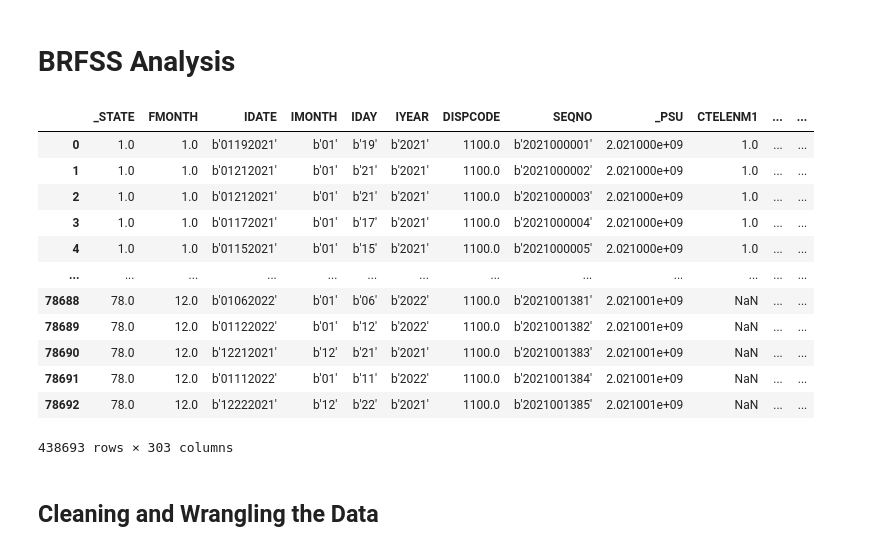
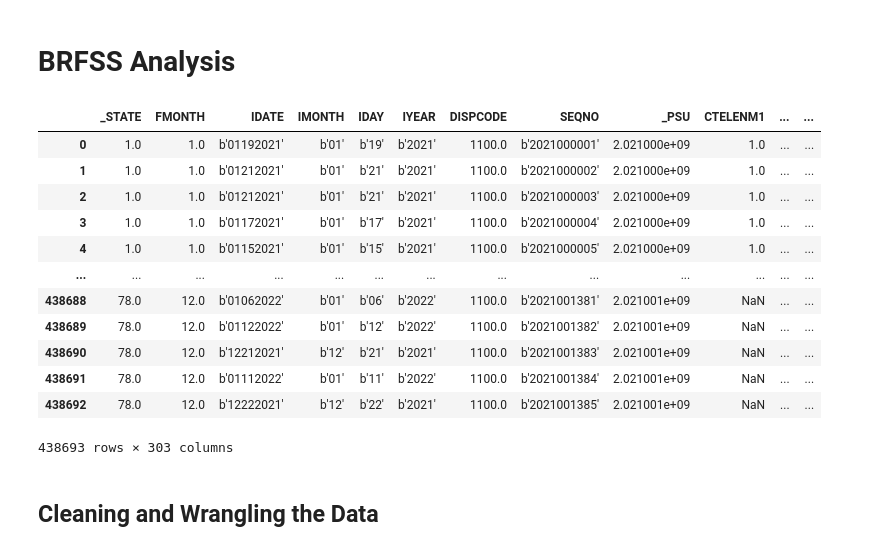
Before and after one commit to andyvu016/project2-team2, a Jupyter notebook: Analysis.ipynb, the cells around one changed output. Saved outputs shown, nothing was run; the diff lists cells and outputs as text; code cells hidden in the pictures.

Commit message:
Updated BRFSS Data

```diff
--- a/Analysis.ipynb
+++ b/Analysis.ipynb
@@ -23,23 +24,27 @@ brfss_4_df = pd.read_csv(Path("Resources/2021 BRFSS Survey Data/LLCP2021_4.csv")
 brfss_5_df = pd.read_csv(Path("Resources/2021 BRFSS Survey Data/LLCP2021_5.csv"))
 # %%
 # Concatenate the dataframe
-brfss_df = pd.concat([brfss_1_df, brfss_2_df, brfss_3_df, brfss_4_df, brfss_5_df], axis = "rows")
+brfss_data_df = pd.concat([brfss_1_df, brfss_2_df, brfss_3_df, brfss_4_df, brfss_5_df], axis = "rows")
+
+# Reset index
+brfss_data_df = brfss_data_df.reset_index()
+brfss_data_df = brfss_data_df.drop(columns = ["index"])
 
 # Display the BRFSS DF
-brfss_df
+brfss_data_df
 # %% [output]
 |  | _STATE | FMONTH | IDATE | IMONTH | IDAY | IYEAR | DISPCODE | SEQNO | _PSU | CTELENM1 | ... | ... |
 | 0 | 1.0 | 1.0 | b'01192021' | b'01' | b'19' | b'2021' | 1100.0 | b'2021000001' | 2.021000e+09 | 1.0 | ... | ... |
 | 1 | 1.0 | 1.0 | b'01212021' | b'01' | b'21' | b'2021' | 1100.0 | b'2021000002' | 2.021000e+09 | 1.0 | ... | ... |
 | 2 | 1.0 | 1.0 | b'01212021' | b'01' | b'21' | b'2021' | 1100.0 | b'2021000003' | 2.021000e+09 | 1.0 | ... | ... |
 | 3 | 1.0 | 1.0 | b'01172021' | b'01' | b'17' | b'2021' | 1100.0 | b'2021000004' | 2.021000e+09 | 1.0 | ... | ... |
 | 4 | 1.0 | 1.0 | b'01152021' | b'01' | b'15' | b'2021' | 1100.0 | b'2021000005' | 2.021000e+09 | 1.0 | ... | ... |
 | ... | ... | ... | ... | ... | ... | ... | ... | ... | ... | ... | ... | ... |
-| 78688 | 78.0 | 12.0 | b'01062022' | b'01' | b'06' | b'2022' | 1100.0 | b'2021001381' | 2.021001e+09 | NaN | ... | ... |
-| 78689 | 78.0 | 12.0 | b'01122022' | b'01' | b'12' | b'2022' | 1100.0 | b'2021001382' | 2.021001e+09 | NaN | ... | ... |
-| 78690 | 78.0 | 12.0 | b'12212021' | b'12' | b'21' | b'2021' | 1100.0 | b'2021001383' | 2.021001e+09 | NaN | ... | ... |
-| 78691 | 78.0 | 12.0 | b'01112022' | b'01' | b'11' | b'2022' | 1100.0 | b'2021001384' | 2.021001e+09 | NaN | ... | ... |
-| 78692 | 78.0 | 12.0 | b'12222021' | b'12' | b'22' | b'2021' | 1100.0 | b'2021001385' | 2.021001e+09 | NaN | ... | ... |
+| 438688 | 78.0 | 12.0 | b'01062022' | b'01' | b'06' | b'2022' | 1100.0 | b'2021001381' | 2.021001e+09 | NaN | ... | ... |
+| 438689 | 78.0 | 12.0 | b'01122022' | b'01' | b'12' | b'2022' | 1100.0 | b'2021001382' | 2.021001e+09 | NaN | ... | ... |
+| 438690 | 78.0 | 12.0 | b'12212021' | b'12' | b'21' | b'2021' | 1100.0 | b'2021001383' | 2.021001e+09 | NaN | ... | ... |
+| 438691 | 78.0 | 12.0 | b'01112022' | b'01' | b'11' | b'2022' | 1100.0 | b'2021001384' | 2.021001e+09 | NaN | ... | ... |
+| 438692 | 78.0 | 12.0 | b'12222021' | b'12' | b'22' | b'2021' | 1100.0 | b'2021001385' | 2.021001e+09 | NaN | ... | ... |
 438693 rows × 303 columns
 # %% [markdown]
 ## Cleaning and Wrangling the Data
```
Also changed, not shown: parts of 6 cells of this notebook.
